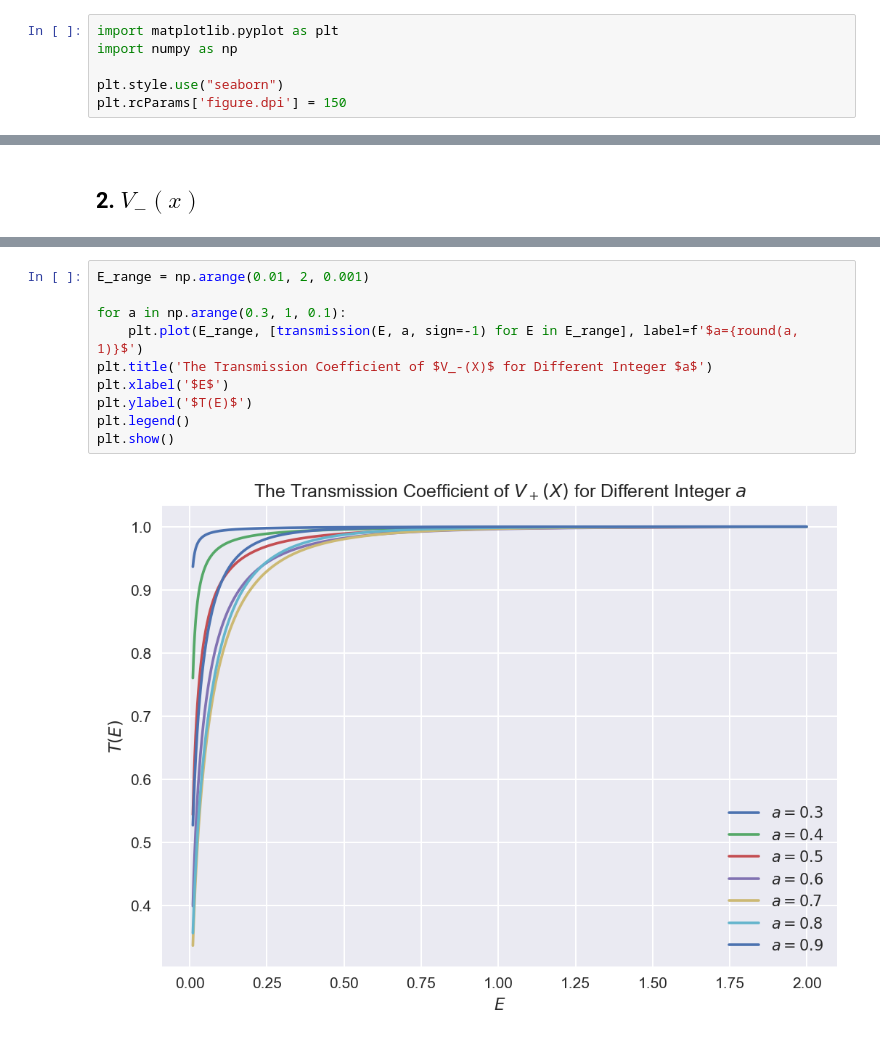
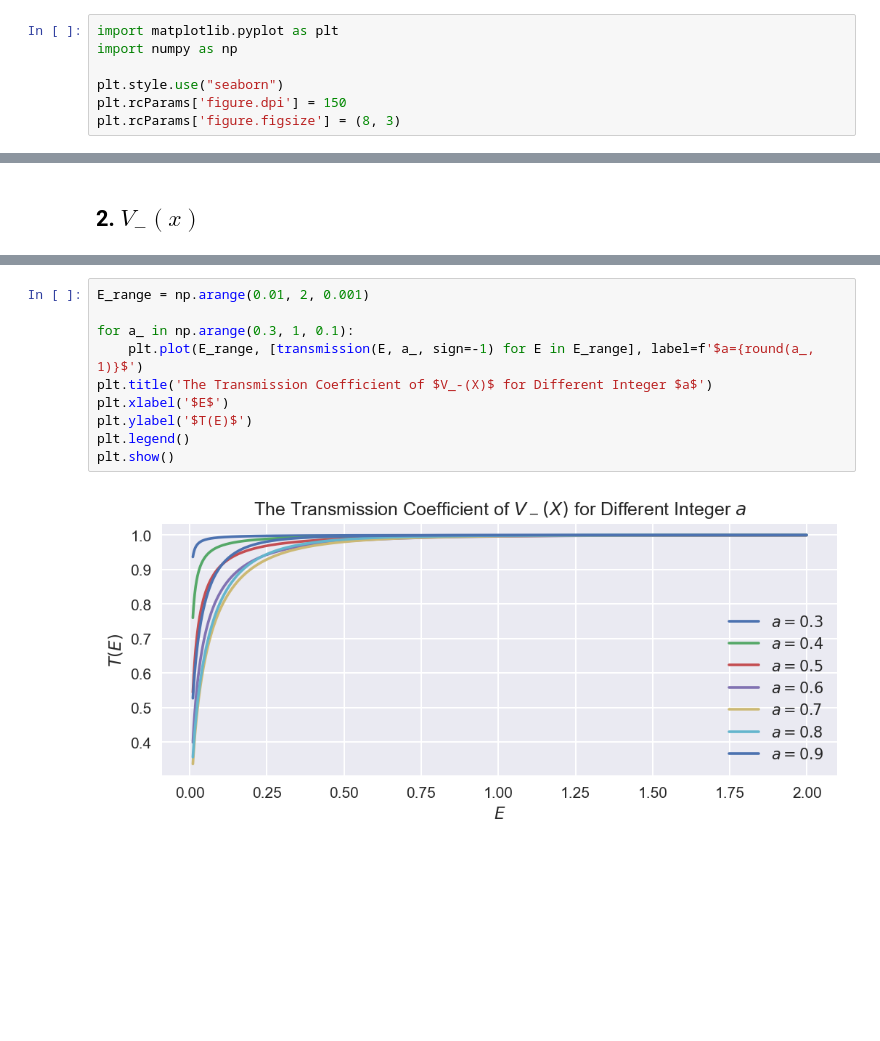
Before and after one commit to ammar-faifi/physics, a Jupyter notebook: PHYS410/HW1.ipynb, the cells around one changed output, grey strips where cells are left out. Cells and saved outputs as stored; diff of their text form; blank space fills up the shorter version.

```diff
--- a/PHYS410/HW1.ipynb
+++ b/PHYS410/HW1.ipynb
@@ -6,6 +6,7 @@ import numpy as np
 
 plt.style.use("seaborn")
 plt.rcParams['figure.dpi'] = 150
+plt.rcParams['figure.figsize'] = (8, 3)
 # %% [markdown]
 ## Stating of The Problem
 We have two non-trivial potentials, and we are asked to find the the transmission coefficients for both of them. The two reflected potentials are given by
@@ -200,12 +201,12 @@ plt.show()
 # %%
 E_range = np.arange(0.01, 2, 0.001)
 
-for a in np.arange(0.3, 1, 0.1):
-    plt.plot(E_range, [transmission(E, a, sign=-1) for E in E_range], label=f'$a={round(a, 1)}$')
+for a_ in np.arange(0.3, 1, 0.1):
+    plt.plot(E_range, [transmission(E, a_, sign=-1) for E in E_range], label=f'$a={round(a_, 1)}$')
 plt.title('The Transmission Coefficient of $V_-(X)$ for Different Integer $a$')
 plt.xlabel('$E$')
 plt.ylabel('$T(E)$')
 plt.legend()
 plt.show()
 # %% [output]
-[figure, old version]
+[figure, new version]
```
Also changed, not shown: parts of 4 cells of this notebook, 1 other file.
